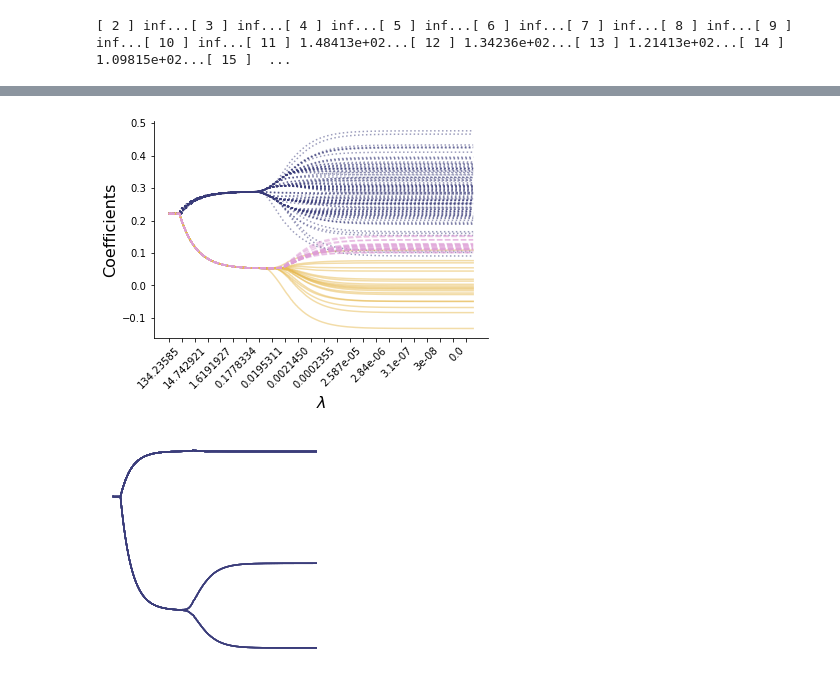
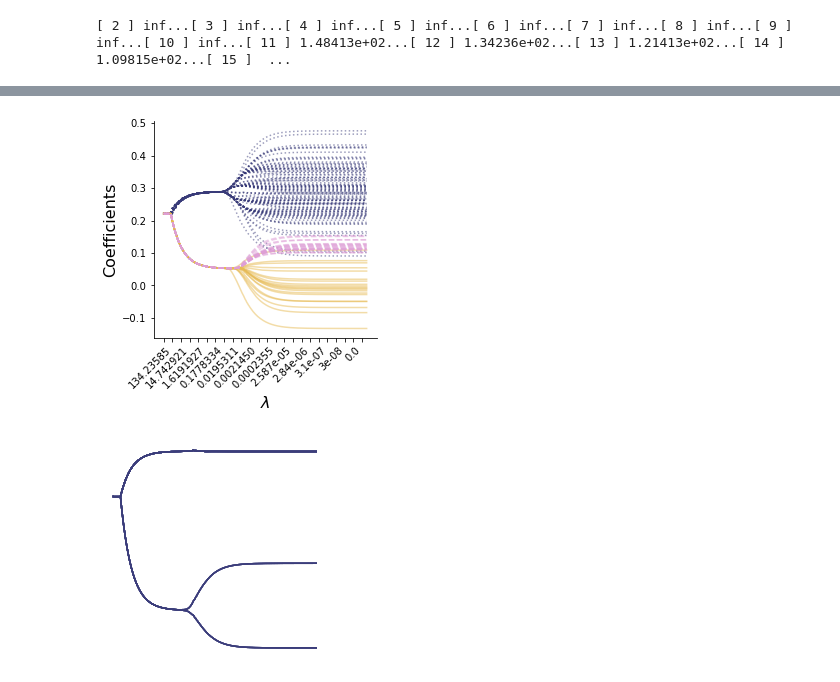
Before and after one commit to grosenicklab/CARVE-AI, a Jupyter notebook: notebooks_neurips2022/NeurIPS2022 Figure and Movies.ipynb, the cells around one changed output, grey strips where cells are left out. Cells and saved outputs as stored; diff of their text form; code cells hidden in the pictures.

Commit message:
improvements to NeurIPS2022 figures

```diff
--- a/notebooks_neurips2022/NeurIPS2022 Figure and Movies.ipynb
+++ b/notebooks_neurips2022/NeurIPS2022 Figure and Movies.ipynb
@@ -522,11 +523,11 @@ with writer.saving(fig, "writer_test.mp4", 300):
 # %%
 path_plot(np.asarray(A_list)[:,:,6:7], penalty_list, plot_range=[0,len(penalty_list)],
-          cut_vars=False, true_clusters=true_clusters,figsize=(6,4),
+          cut_vars=False, true_clusters=true_clusters,figsize=(4,4),
           xticks=['134.2', '14.7' '1.6','0.2','0.02','0.002','0.0002','2.6e-5','2.5e-6','3.1e-7','3.0e-8','0.0'])
 
 plt.locator_params(axis='x',nbins=25)
 # %% [output]
-[figure, old version]
+[figure, new version]
 # %%
 import seaborn as sns
 
```
Also changed, not shown: parts of 16 cells of this notebook, 1 other file.
